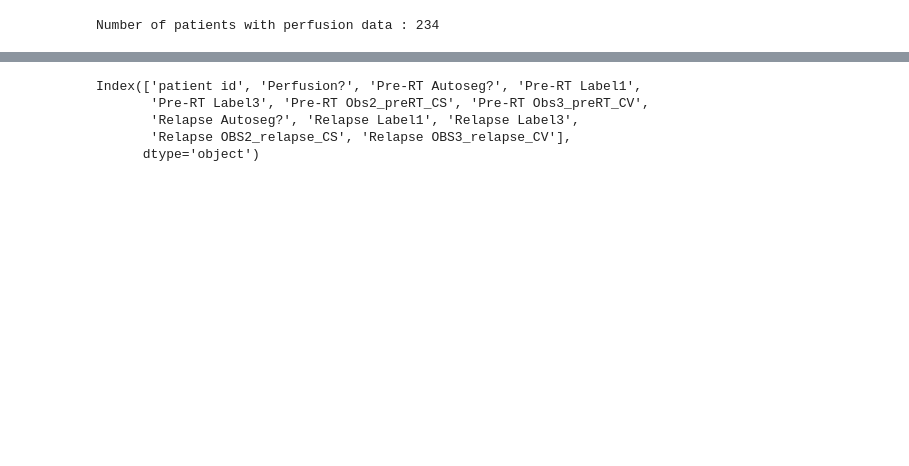
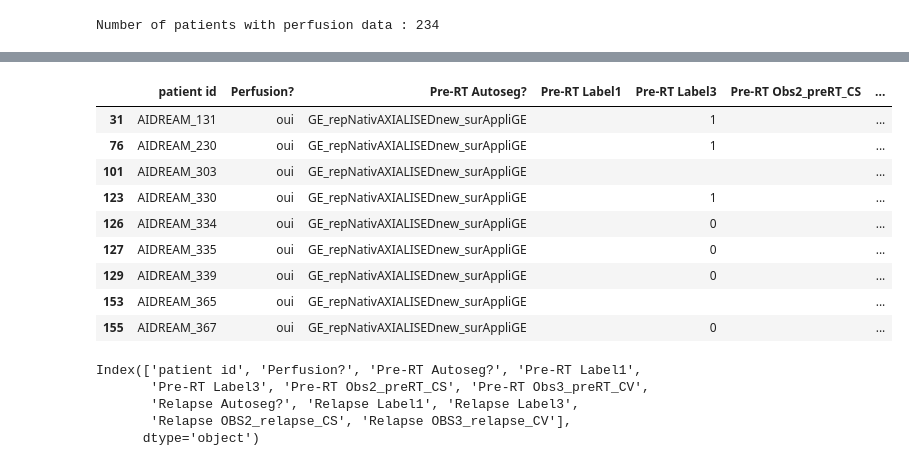
Before and after one commit to maichi98/RELAPSE_PREDICTION, a Jupyter notebook: notebooks/create_raw_aidream_data_folder.ipynb, the cells around one changed output, grey strips where cells are left out. Saved outputs shown, nothing was run; the diff lists cells and outputs as text; code cells hidden in the pictures; blank space fills up the shorter version.

```diff
--- a/notebooks/create_raw_aidream_data_folder.ipynb
+++ b/notebooks/create_raw_aidream_data_folder.ipynb
@@ -43,3 +161,16 @@ df_cohort_info = pd.DataFrame(df_cohort_info[old_cols].values, columns=new_cols)
+# %%
+df_cohort_info.loc[(df_cohort_info['Pre-RT Label1'] == "")]
+# %% [output]
+|  | patient id | Perfusion? | Pre-RT Autoseg? | Pre-RT Label1 | Pre-RT Label3 | Pre-RT Obs2_preRT_CS | ... |
+| 31 | AIDREAM_131 | oui | GE_repNativAXIALISEDnew_surAppliGE |  | 1 |  | ... |
+| 76 | AIDREAM_230 | oui | GE_repNativAXIALISEDnew_surAppliGE |  | 1 |  | ... |
+| 101 | AIDREAM_303 | oui | GE_repNativAXIALISEDnew_surAppliGE |  |  |  | ... |
+| 123 | AIDREAM_330 | oui | GE_repNativAXIALISEDnew_surAppliGE |  | 1 |  | ... |
+| 126 | AIDREAM_334 | oui | GE_repNativAXIALISEDnew_surAppliGE |  | 0 |  | ... |
+| 127 | AIDREAM_335 | oui | GE_repNativAXIALISEDnew_surAppliGE |  | 0 |  | ... |
+| 129 | AIDREAM_339 | oui | GE_repNativAXIALISEDnew_surAppliGE |  | 0 |  | ... |
+| 153 | AIDREAM_365 | oui | GE_repNativAXIALISEDnew_surAppliGE |  |  |  | ... |
+| 155 | AIDREAM_367 | oui | GE_repNativAXIALISEDnew_surAppliGE |  | 0 |  | ... |
 # %%
 df_cohort_info = df_cohort_info.loc[
     (df_cohort_info['Pre-RT Label1'] != "") &
```
Also changed, not shown: parts of 13 cells of this notebook, 13 other files.
